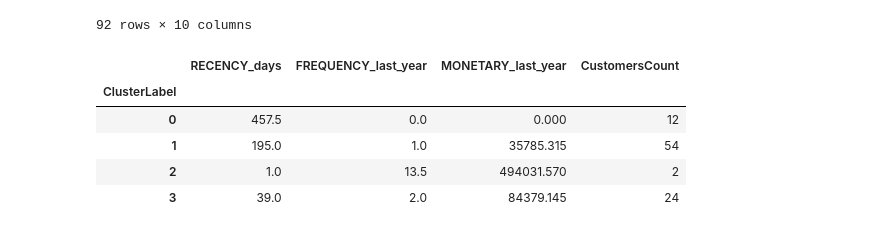
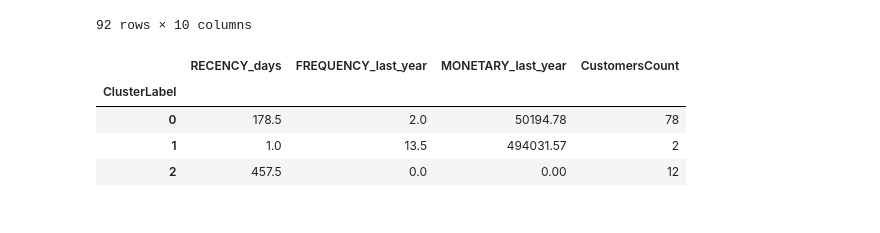
Before and after one commit to cgn00/Customer_Segmentation, a Jupyter notebook: customer_segmentation.ipynb, the cells around one changed output. Saved outputs shown, nothing was run; the diff lists cells and outputs as text; code cells hidden in the pictures.

```diff
--- a/customer_segmentation.ipynb
+++ b/customer_segmentation.ipynb
@@ -293,13 +294,14 @@ fig.show()
  # The Segmentation Model
 # %%
 std_scaler = StandardScaler()
-df_scaled = std_scaler.fit_transform(rfm_df.iloc[:,0:3])
+rfm_array_scaled = std_scaler.fit_transform(rfm_df.iloc[:,0:3])
+rfm_df_scaled = pd.DataFrame(rfm_array_scaled, columns=rfm_df.columns[0:3])
 # %%
 errors = []
 for k in range(1, 11):
-    model = KMeans(n_clusters=k, random_state=42)
-    model.fit(df_scaled)
-    errors.append(model.inertia_)
+    kmeans_clustering = KMeans(n_clusters=k, random_state=42)
+    kmeans_clustering.fit(rfm_array_scaled)
+    errors.append(kmeans_clustering.inertia_)
 
 
 plt.title('The Elbow Method')
@@ -309,10 +311,10 @@ plt.show()
 # %% [output]
 [figure]
 # %%
-model = KMeans(n_clusters = 4, random_state=42)
-model.fit(df_scaled)
+kmeans_clustering = KMeans(n_clusters = 3, random_state=42)
+kmeans_clustering.fit(rfm_array_scaled)
 
-customer_df = customer_df.assign(ClusterLabel=model.labels_)
+customer_df = customer_df.assign(ClusterLabel=kmeans_clustering.labels_)
 customer_df
 # %% [output]
 |  | RECENCY_days | FREQUENCY_last_year | MONETARY_last_year | QUANTITYORDERED_last_year | COUNTRY | CITY | ... |
@@ -330,14 +332,15 @@ customer_df
 | giftsbymail.co.uk | 211 | 1.0 | 51334.16 | 623.0 | UK | Cowes | ... |
 92 rows × 10 columns
 # %%
+rfm_df_scaled = rfm_df_scaled.assign(KMeansLabel=kmeans_clustering.labels_)
+
 customer_clusters_summarize = customer_df.groupby("ClusterLabel")[["RECENCY_days", "FREQUENCY_last_year", "MONETARY_last_year"]].median()
-customer_clusters_summarize.assign(CustomersCount=np.bincount(model.labels_))
+customer_clusters_summarize.assign(CustomersCount=np.bincount(kmeans_clustering.labels_))
 # %% [output]
 |  | RECENCY_days | FREQUENCY_last_year | MONETARY_last_year | CustomersCount |
 | ClusterLabel |  |  |  |  |
-| 0 | 457.5 | 0.0 | 0.000 | 12 |
-| 1 | 195.0 | 1.0 | 35785.315 | 54 |
-| 2 | 1.0 | 13.5 | 494031.570 | 2 |
-| 3 | 39.0 | 2.0 | 84379.145 | 24 |
+| 0 | 178.5 | 2.0 | 50194.78 | 78 |
+| 1 | 1.0 | 13.5 | 494031.57 | 2 |
+| 2 | 457.5 | 0.0 | 0.00 | 12 |
 # %%
 fig = px.scatter_3d(
```
Also changed, not shown: parts of 4 cells of this notebook.
